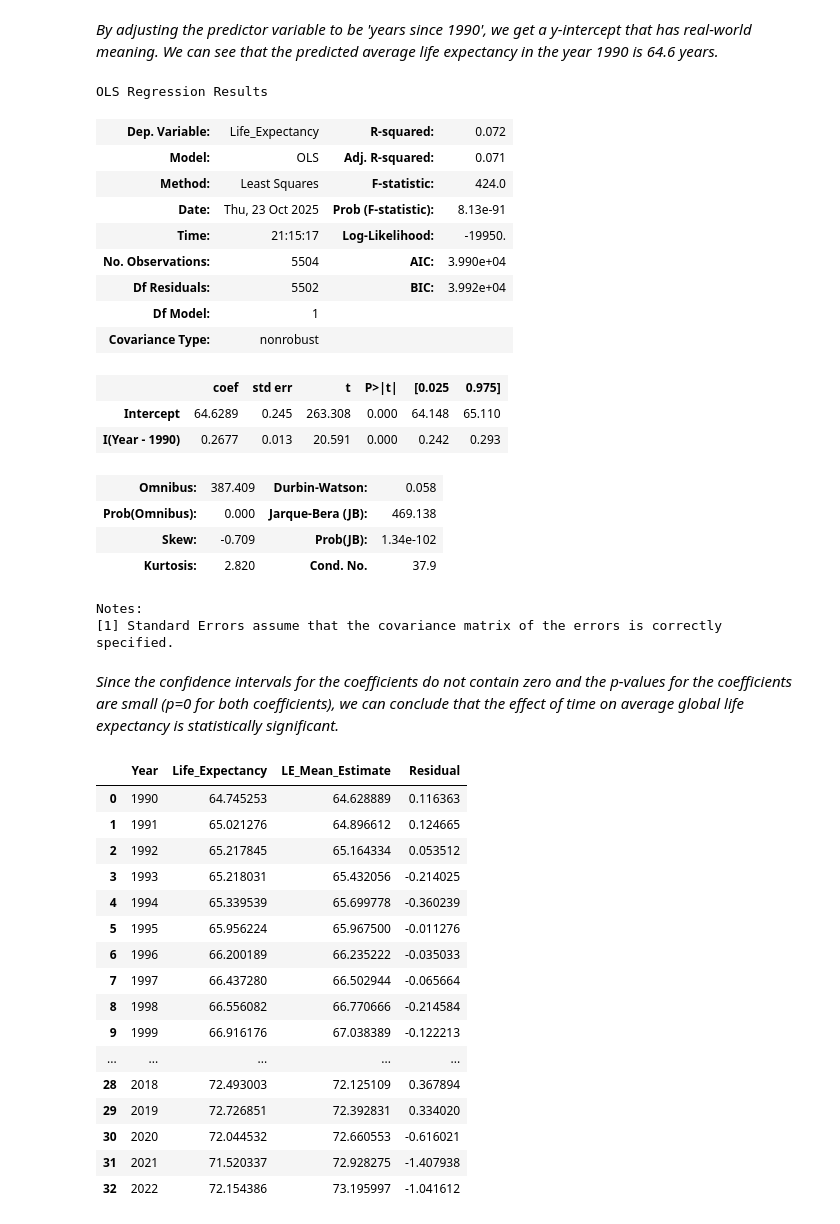
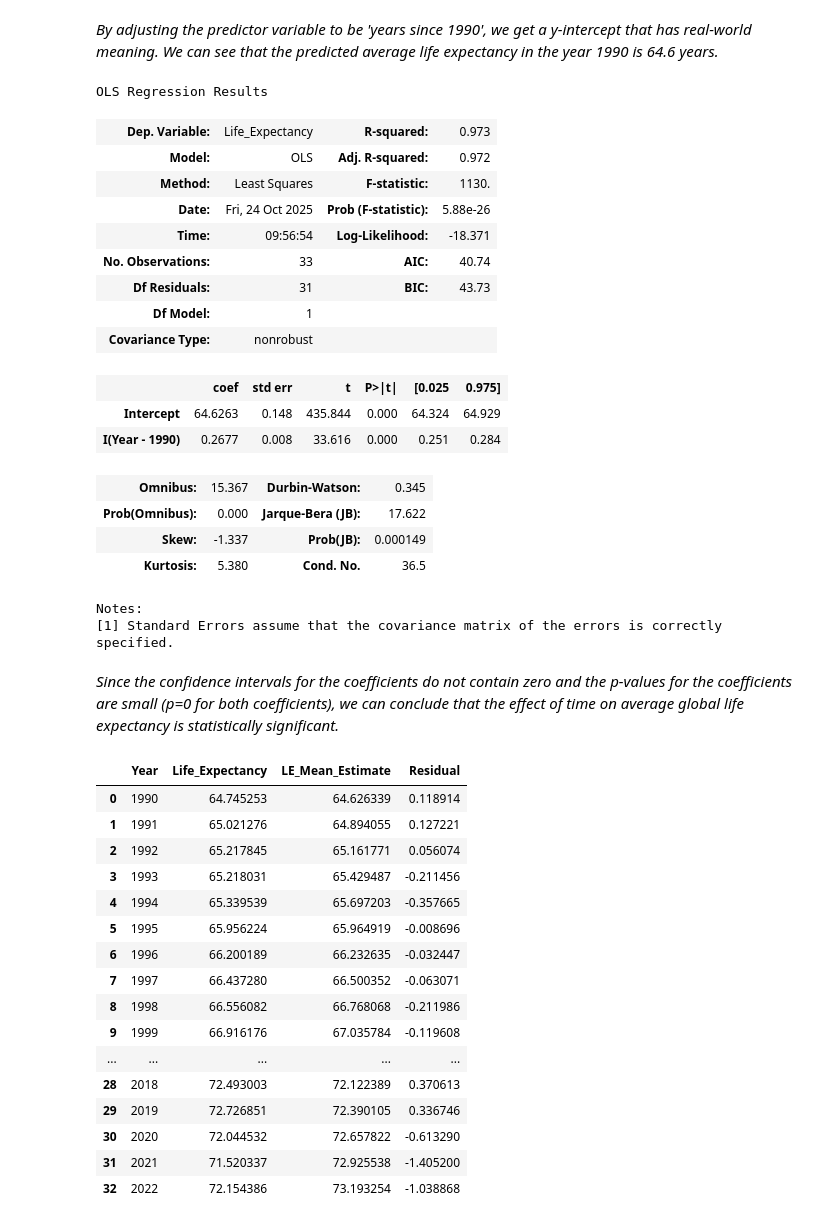
Before and after one commit to nss-data-science-cohort-9/un-linear-regression-aezell314, a Jupyter notebook: notebooks/Linear Regression Practice.ipynb, the cells around one changed output. Saved outputs shown, nothing was run; the diff lists cells and outputs as text; code cells hidden in the pictures.

```diff
--- a/notebooks/Linear Regression Practice.ipynb
+++ b/notebooks/Linear Regression Practice.ipynb
@@ -28,6 +31,6 @@ dtype: float64
 *Based on the coefficients of the least squares regression model, we'd expect to see average global life expectancy rise by about 0.27 years every year. The intercept of -468.14 doesn't have a meaning in the context of our model, since (a) life expectancy cannot be a negative number, and (b) our observations start in 1990, which is very far away from the year 0, so we would want to use caution when extrapolating that far.*
 # %%
 # Adjusting predictor variable to be 'years since 1990', instead of just 'year'
-lr_le_year_adjusted = smf.ols("Life_Expectancy ~ I(Year-1990)", data=gdp_le).fit()
+lr_le_year_adjusted = smf.ols("Life_Expectancy ~ I(Year-1990)", data=gdp_le_agg).fit()
 lr_le_year_adjusted.params
 # %% [output]
@@ -40,22 +43,22 @@ dtype: float64
 lr_le_year_adjusted.summary()
 # %% [output]
 OLS Regression Results
-| Dep. Variable: | Life_Expectancy | R-squared: | 0.072 |
-| Model: | OLS | Adj. R-squared: | 0.071 |
-| Method: | Least Squares | F-statistic: | 424.0 |
-| Date: | Thu, 23 Oct 2025 | Prob (F-statistic): | 8.13e-91 |
-| Time: | 21:15:17 | Log-Likelihood: | -19950. |
-| No. Observations: | 5504 | AIC: | 3.990e+04 |
-| Df Residuals: | 5502 | BIC: | 3.992e+04 |
+| Dep. Variable: | Life_Expectancy | R-squared: | 0.973 |
+| Model: | OLS | Adj. R-squared: | 0.972 |
+| Method: | Least Squares | F-statistic: | 1130. |
+| Date: | Fri, 24 Oct 2025 | Prob (F-statistic): | 5.88e-26 |
+| Time: | 09:56:54 | Log-Likelihood: | -18.371 |
+| No. Observations: | 33 | AIC: | 40.74 |
+| Df Residuals: | 31 | BIC: | 43.73 |
 | Df Model: | 1 |  |  |
 | Covariance Type: | nonrobust |  |  |
 |  | coef | std err | t | P>|t| | [0.025 | 0.975] |
-| Intercept | 64.6289 | 0.245 | 263.308 | 0.000 | 64.148 | 65.110 |
-| I(Year - 1990) | 0.2677 | 0.013 | 20.591 | 0.000 | 0.242 | 0.293 |
+| Intercept | 64.6263 | 0.148 | 435.844 | 0.000 | 64.324 | 64.929 |
+| I(Year - 1990) | 0.2677 | 0.008 | 33.616 | 0.000 | 0.251 | 0.284 |
-| Omnibus: | 387.409 | Durbin-Watson: | 0.058 |
-| Prob(Omnibus): | 0.000 | Jarque-Bera (JB): | 469.138 |
-| Skew: | -0.709 | Prob(JB): | 1.34e-102 |
-| Kurtosis: | 2.820 | Cond. No. | 37.9 |
+| Omnibus: | 15.367 | Durbin-Watson: | 0.345 |
+| Prob(Omnibus): | 0.000 | Jarque-Bera (JB): | 17.622 |
+| Skew: | -1.337 | Prob(JB): | 0.000149 |
+| Kurtosis: | 5.380 | Cond. No. | 36.5 |
 Notes:
 [1] Standard Errors assume that the covariance matrix of the errors is correctly specified.
 # %% [markdown]
@@ -63,30 +66,27 @@ Notes:
 # %%
 # Compare actual mean life expectancy per year to the model's estimate
 
-# Aggregate the actual data to find average life expectancy per year
-gdp_le_agg=gdp_le.groupby('Year').agg({'Life_Expectancy':'mean'}).reset_index()
+# Generate estimated average life expectancy per year using the least squares regression model
+gdp_le_agg['LE_Mean_Estimate'] = lr_le_year_adjusted.predict(gdp_le_agg[['Year']])
 
-# Generate estimated average life expectancy per year using the least squares regression model
-gdp_le_agg['LE_Mean_Estimate'] = lr_le_year_adjusted.predict(gdp_le_agg['Year'])
-
-gdp_le_agg['Residual'] = gdp_le_agg['Life_Expectancy'] - gdp_le_agg['LE_Mean_Estimate']
+gdp_le_agg['Residual'] = lr_le_year_adjusted.resid
 
 gdp_le_agg
 # %% [output]
 |  | Year | Life_Expectancy | LE_Mean_Estimate | Residual |
-| 0 | 1990 | 64.745253 | 64.628889 | 0.116363 |
-| 1 | 1991 | 65.021276 | 64.896612 | 0.124665 |
-| 2 | 1992 | 65.217845 | 65.164334 | 0.053512 |
-| 3 | 1993 | 65.218031 | 65.432056 | -0.214025 |
-| 4 | 1994 | 65.339539 | 65.699778 | -0.360239 |
-| 5 | 1995 | 65.956224 | 65.967500 | -0.011276 |
-| 6 | 1996 | 66.200189 | 66.235222 | -0.035033 |
-| 7 | 1997 | 66.437280 | 66.502944 | -0.065664 |
-| 8 | 1998 | 66.556082 | 66.770666 | -0.214584 |
-| 9 | 1999 | 66.916176 | 67.038389 | -0.122213 |
+| 0 | 1990 | 64.745253 | 64.626339 | 0.118914 |
+| 1 | 1991 | 65.021276 | 64.894055 | 0.127221 |
+| 2 | 1992 | 65.217845 | 65.161771 | 0.056074 |
+| 3 | 1993 | 65.218031 | 65.429487 | -0.211456 |
+| 4 | 1994 | 65.339539 | 65.697203 | -0.357665 |
+| 5 | 1995 | 65.956224 | 65.964919 | -0.008696 |
+| 6 | 1996 | 66.200189 | 66.232635 | -0.032447 |
+| 7 | 1997 | 66.437280 | 66.500352 | -0.063071 |
+| 8 | 1998 | 66.556082 | 66.768068 | -0.211986 |
+| 9 | 1999 | 66.916176 | 67.035784 | -0.119608 |
 | ... | ... | ... | ... | ... |
-| 28 | 2018 | 72.493003 | 72.125109 | 0.367894 |
-| 29 | 2019 | 72.726851 | 72.392831 | 0.334020 |
-| 30 | 2020 | 72.044532 | 72.660553 | -0.616021 |
-| 31 | 2021 | 71.520337 | 72.928275 | -1.407938 |
-| 32 | 2022 | 72.154386 | 73.195997 | -1.041612 |
+| 28 | 2018 | 72.493003 | 72.122389 | 0.370613 |
+| 29 | 2019 | 72.726851 | 72.390105 | 0.336746 |
+| 30 | 2020 | 72.044532 | 72.657822 | -0.613290 |
+| 31 | 2021 | 71.520337 | 72.925538 | -1.405200 |
+| 32 | 2022 | 72.154386 | 73.193254 | -1.038868 |
```
Also changed, not shown: parts of 8 cells of this notebook, 1 other file.
